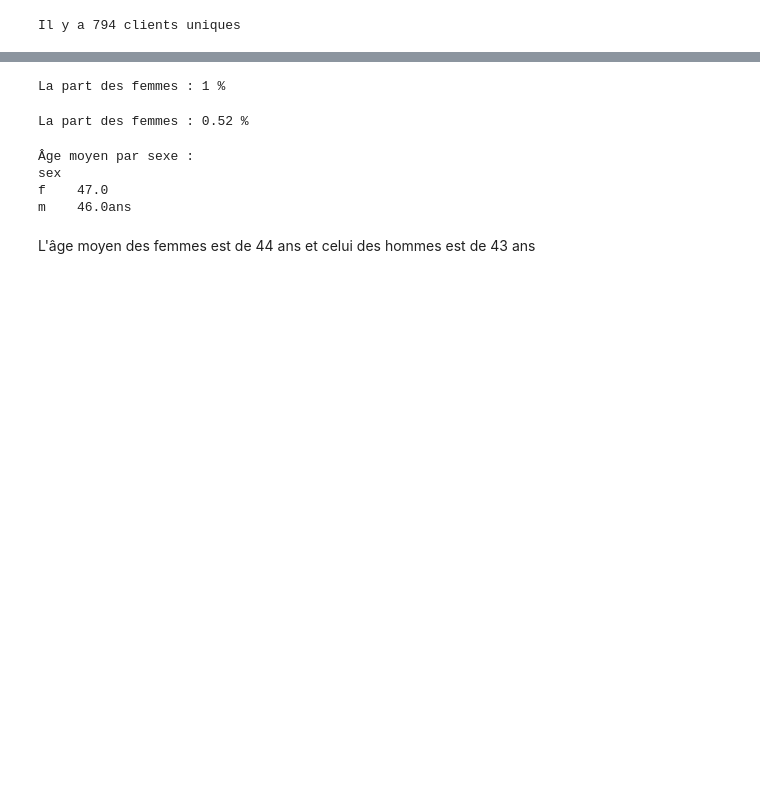
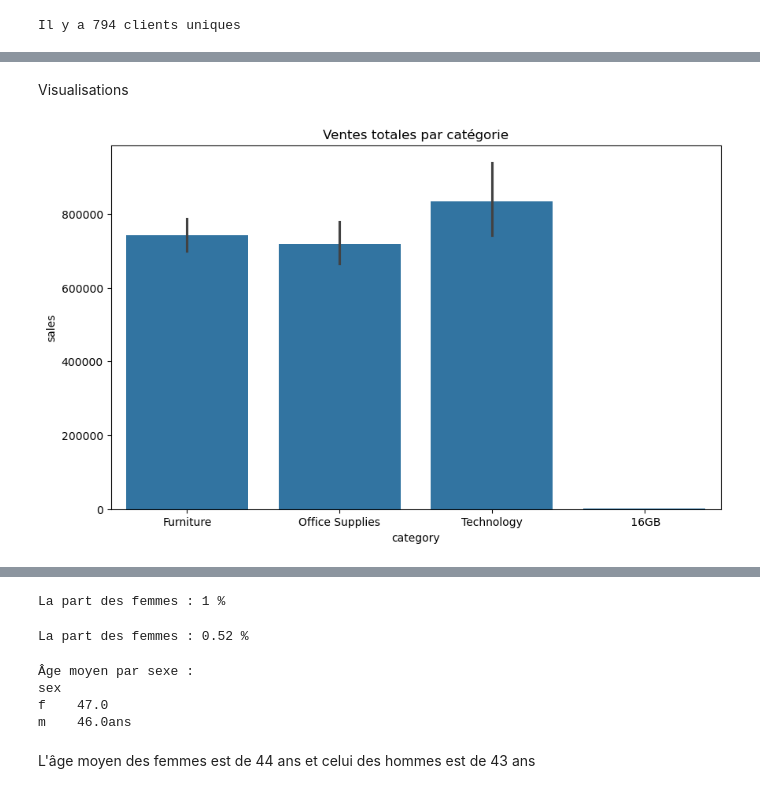
Before and after one commit to raymondgadji/DatAnalyst, a Jupyter notebook: Cours/Semaine11/ADV_Analyse des ventes en ligne.ipynb, the cells around one changed output, grey strips where cells are left out. Saved outputs shown, nothing was run; the diff lists cells and outputs as text; code cells hidden in the pictures; blank space fills up the shorter version.

```diff
--- a/Cours/Semaine11/ADV_Analyse des ventes en ligne.ipynb
+++ b/Cours/Semaine11/ADV_Analyse des ventes en ligne.ipynb
@@ -174,0 +181,3 @@ dtype: int64
+# %%
+# Suppression de la colonne 'Unnamed: 23' car elle contient 99,88 % de valeurs manquantes
+SuperStoreData = SuperStoreData.drop(columns=['Unnamed: 23'])
@@ -174,0 +201,6 @@ dtype: int64
+# %%
+# Si une table de correspondance existe (ex. postal_code -> location_id => on peut l'utiliser pour remplir les valeurs manquantes)
+dict_zip_to_location = {'94109': 'LOC_SF'}  # Selon mes données
+SuperStoreData['location_id'] = SuperStoreData['location_id'].fillna(SuperStoreData['postal_code'].map(dict_zip_to_location))
+# Sinon, marquer comme 'Unknown'
+SuperStoreData['location_id'] = SuperStoreData['location_id'].fillna('Unknown')
@@ -174,0 +232,3 @@ dtype: int64
+# %%
+# Que faire ? Imputer la valeur manquante dans state avec "California" pour les deux lignes :
+SuperStoreData['state'] = SuperStoreData['state'].fillna('California')
@@ -180,3 +286,5 @@ np.int64(1)
+# %%
+SuperStoreData = SuperStoreData.drop_duplicates(keep='first')
 # %%
 print("Il y a", SuperStoreData.describe(include = 'all').loc["unique","customer_id"], "clients uniques")
 # %% [output]
@@ -183,0 +314,12 @@ Il y a 794 clients uniques
+# %% [markdown]
+Visualisations
+# %%
+import matplotlib.pyplot as plt
+import seaborn as sns
+
+plt.figure(figsize=(10, 6))
+sns.barplot(x='category', y='sales', data=SuperStoreData, estimator=sum)
+plt.title('Ventes totales par catégorie')
+plt.show()
+# %% [output]
+[figure, added]
```
Also changed, not shown: parts of 49 cells of this notebook.
